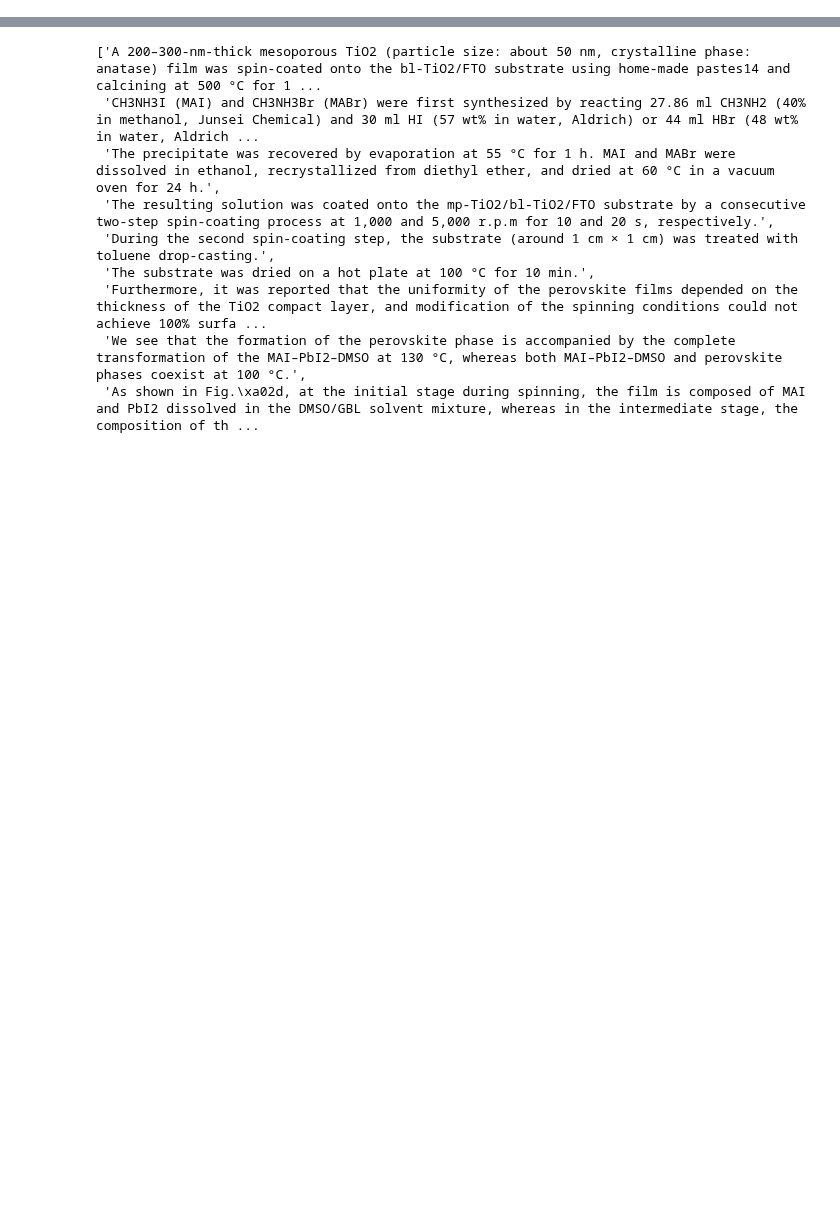
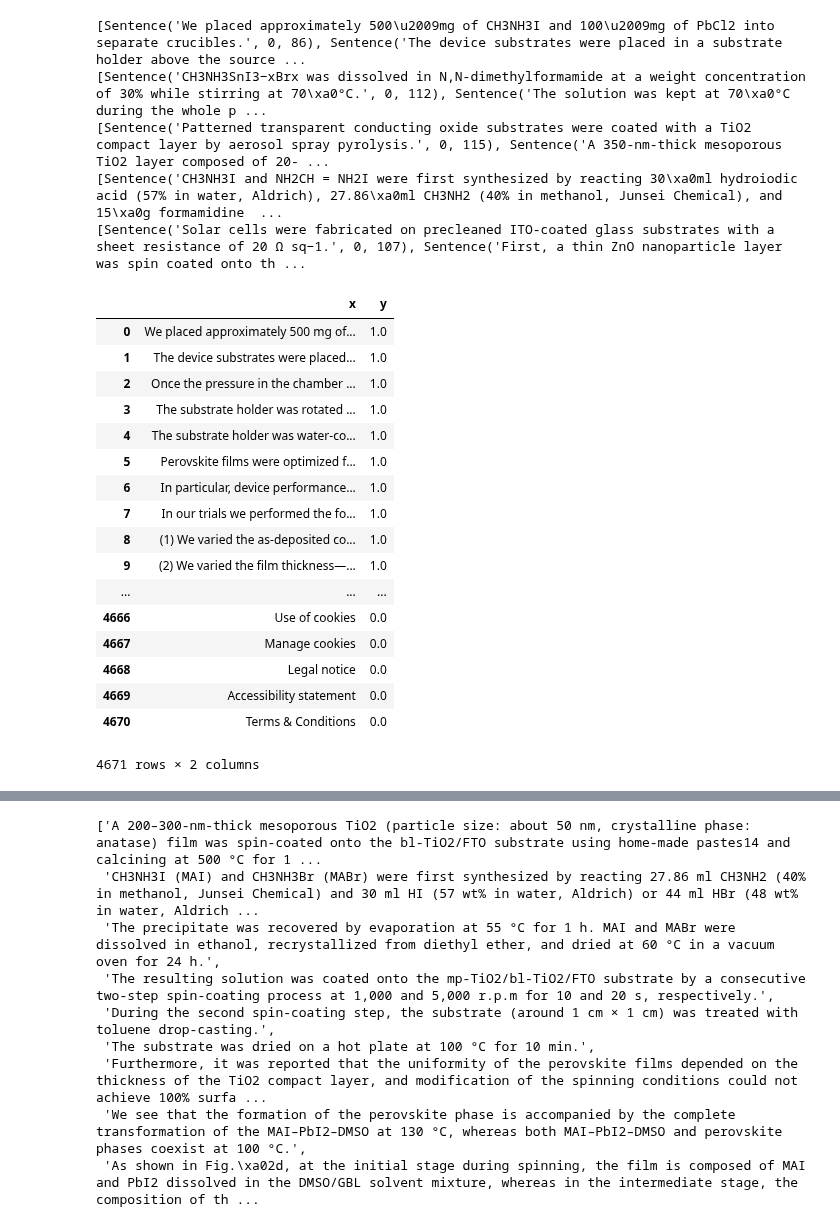
Before and after one commit to paper-parser/paper-parser, a Jupyter notebook: development_notebooks/Extract_synthesis_para.ipynb, the cells around one changed output, grey strips where cells are left out. Cells and saved outputs as stored; diff of their text form; code cells hidden in the pictures; blank space fills up the shorter version.

Commit message:
modified with synthesis para extraction

```diff
--- a/development_notebooks/Extract_synthesis_para.ipynb
+++ b/development_notebooks/Extract_synthesis_para.ipynb
@@ -47,20 +47,46 @@ pipe = Pipeline([("cleaner", predictors()),
 # %%
 # Load sample data
 #manually identified/tagged synthesis paragraphs
 train_p = [[117, 118, 119], [112], [117], [122, 125], [88]]
 p=[1,2,3,4,5]
 syn_yes=[]
 syn_no=[]
 for i in range(len(p)):
     sen_yes_arr, sen_no_arr = extract_sentences.extract_sentences('journal_articles/Paper' + str(p[i]) + '.html', train_p[p[i]-1])
+    print(sen_yes_arr)
     for j in range(len(sen_yes_arr)):
         syn_yes.append(sen_yes_arr[j])
     for k in range(len(sen_no_arr)):
         syn_no.append(sen_no_arr[k])
-Syn_sen=pd.DataFrame({'x':syn_yes, 'y':np.ones(len(syn_yes))})
+Syn_sen=pd.DataFrame({'x':syn_yes, 'y':np.ones(len(syn_yes))}) #tagging
 Syn_not_sen=pd.DataFrame({'x':syn_no, 'y':np.zeros(len(syn_no))})
 Train=[Syn_sen,Syn_not_sen]
 train_data=pd.concat(Train,ignore_index=True)
+train_data
+# %% [output]
+[Sentence('We placed approximately 500\u2009mg of CH3NH3I and 100\u2009mg of PbCl2 into separate crucibles.', 0, 86), Sentence('The device substrates were placed in a substrate holder above the source ...
+[Sentence('CH3NH3SnI3−xBrx was dissolved in N,N-dimethylformamide at a weight concentration of 30% while stirring at 70\xa0°C.', 0, 112), Sentence('The solution was kept at 70\xa0°C during the whole p ...
+[Sentence('Patterned transparent conducting oxide substrates were coated with a TiO2 compact layer by aerosol spray pyrolysis.', 0, 115), Sentence('A 350-nm-thick mesoporous TiO2 layer composed of 20- ...
+[Sentence('CH3NH3I and NH2CH = NH2I were first synthesized by reacting 30\xa0ml hydroiodic acid (57% in water, Aldrich), 27.86\xa0ml CH3NH2 (40% in methanol, Junsei Chemical), and 15\xa0g formamidine  ...
+[Sentence('Solar cells were fabricated on precleaned ITO-coated glass substrates with a sheet resistance of 20 Ω sq−1.', 0, 107), Sentence('First, a thin ZnO nanoparticle layer was spin coated onto th ...
+|  | x | y |
+| 0 | We placed approximately 500 mg of... | 1.0 |
+| 1 | The device substrates were placed... | 1.0 |
+| 2 | Once the pressure in the chamber ... | 1.0 |
+| 3 | The substrate holder was rotated ... | 1.0 |
+| 4 | The substrate holder was water-co... | 1.0 |
+| 5 | Perovskite films were optimized f... | 1.0 |
+| 6 | In particular, device performance... | 1.0 |
+| 7 | In our trials we performed the fo... | 1.0 |
+| 8 | (1) We varied the as-deposited co... | 1.0 |
+| 9 | (2) We varied the film thickness—... | 1.0 |
+| ... | ... | ... |
+| 4666 | Use of cookies | 0.0 |
+| 4667 | Manage cookies | 0.0 |
+| 4668 | Legal notice | 0.0 |
+| 4669 | Accessibility statement | 0.0 |
+| 4670 | Terms & Conditions | 0.0 |
+4671 rows × 2 columns
 # %%
 t=[0]
 test_p = [[109]]
```
